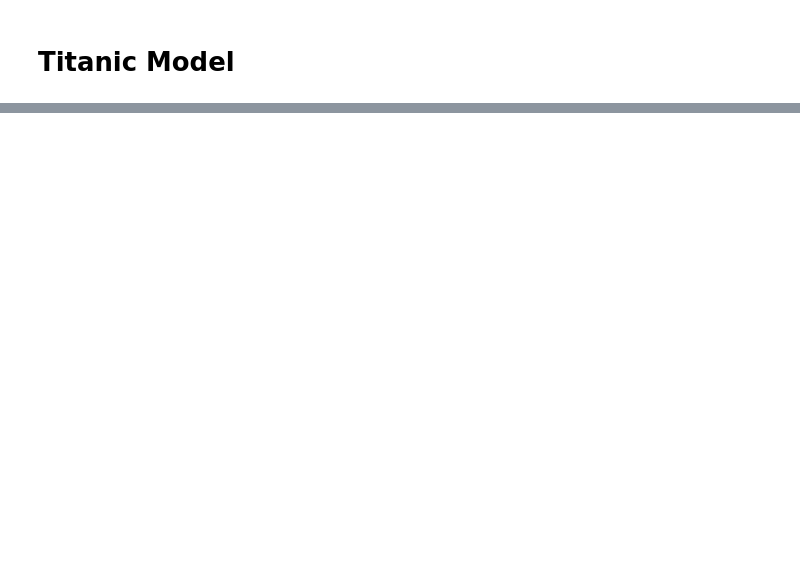
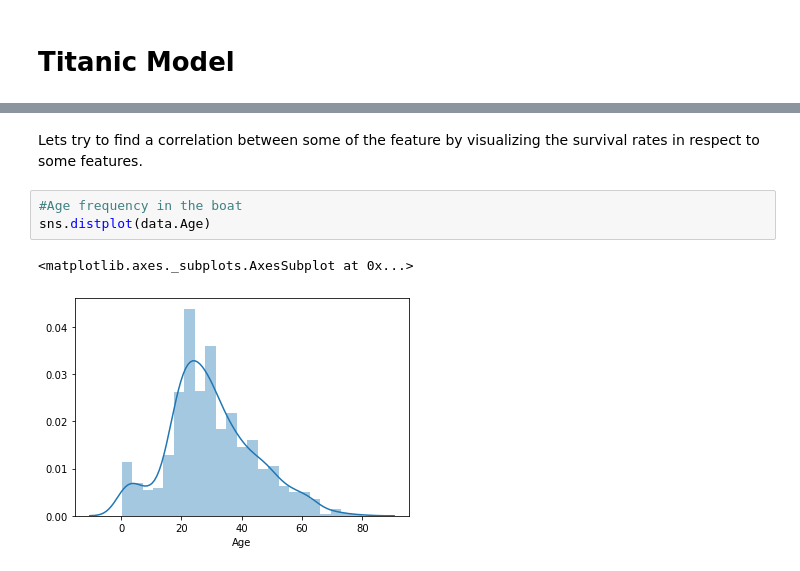
Before and after one commit to joelaniado/Titanic_Logistic_Regression, a Jupyter notebook: Titanic_model_classification.ipynb, the cells around one changed output, grey strips where cells are left out. Cells and saved outputs as stored; diff of their text form; blank space fills up the shorter version.

```diff
--- a/Titanic_model_classification.ipynb
+++ b/Titanic_model_classification.ipynb
@@ -170,0 +150,8 @@ lr.score(x_2scale, y_stest)
+# %% [markdown]
+Lets try to find a correlation between some of the feature by visualizing the survival rates in respect to some features.
+# %%
+#Age frequency in the boat
+sns.distplot(data.Age)
+# %% [output]
+<matplotlib.axes._subplots.AxesSubplot at 0x...>
+[figure, added]
```
Also changed, not shown: parts of 48 cells of this notebook.
